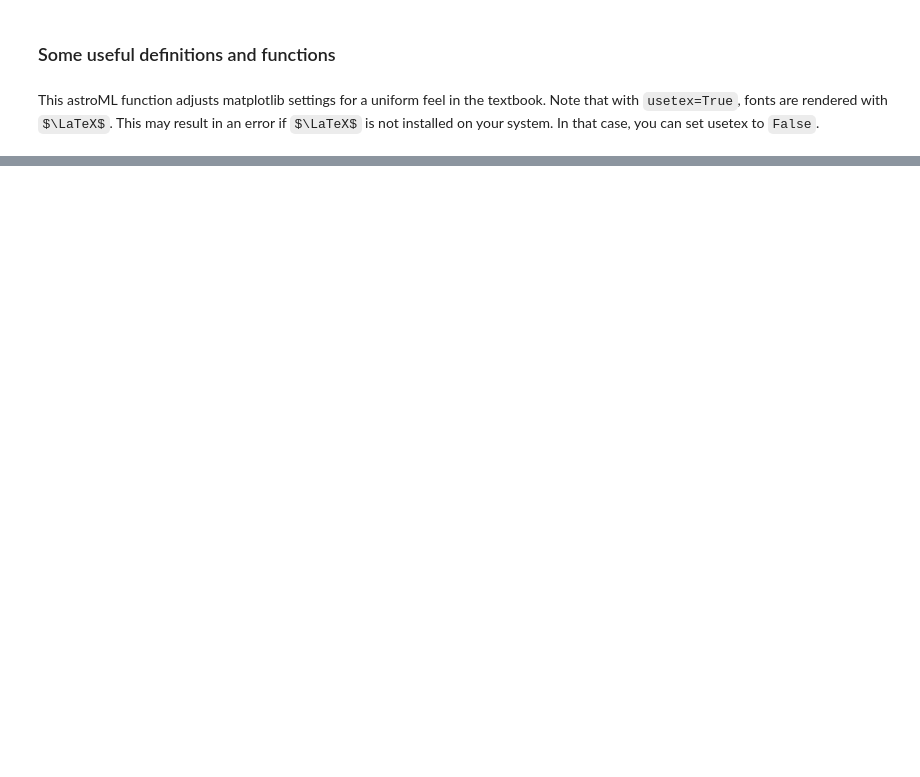
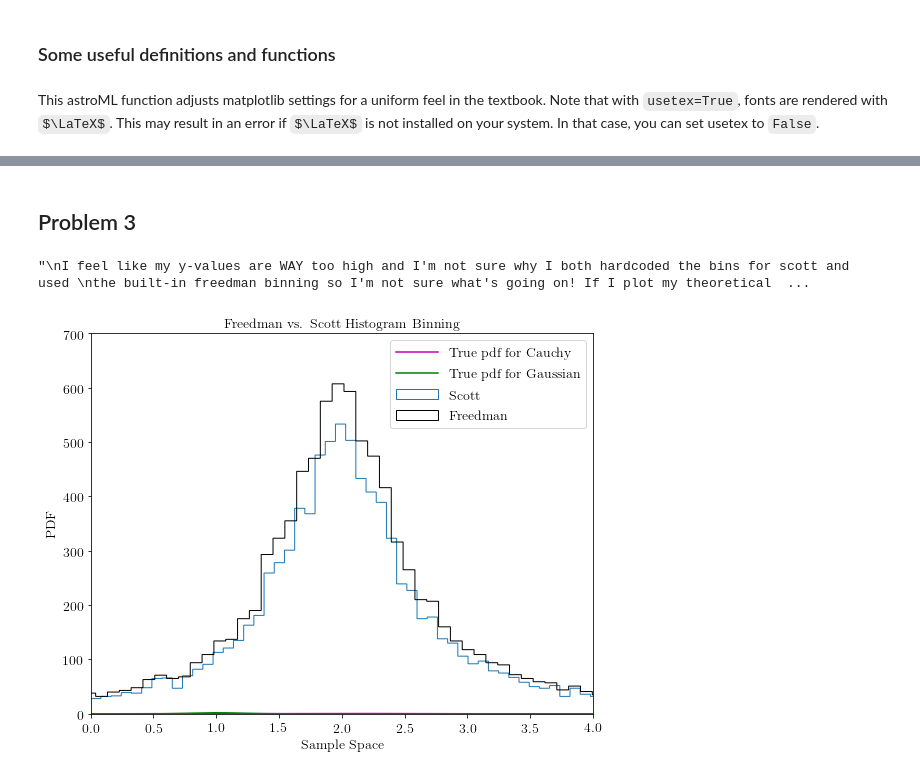
Before and after one commit to PHYST480/homeworks-NCollova, a Jupyter notebook: PHYST480-F18-HW1-NatashaCollova.ipynb, the cells around one changed output, grey strips where cells are left out. Cells and saved outputs as stored; diff of their text form; code cells hidden in the pictures; some formulas as TeX source; blank space fills up the shorter version.

```diff
--- a/PHYST480-F18-HW1-NatashaCollova.ipynb
+++ b/PHYST480-F18-HW1-NatashaCollova.ipynb
@@ -49,0 +77,55 @@ case, you can set usetex to `False`.
+# %% [markdown]
+## Problem 3
+# %%
+from astroML.plotting import hist as fancyhist
+
+dist = stats.norm(1,0.2) # Normal distribution with mean = 1, std = 0.2
+cauchydist = stats.cauchy(2,0.5)
+draws=np.concatenate([stats.cauchy(2,0.5).rvs(int(10000))]) #TASH COMMENT THIS
+
+
+plt.figure(figsize=(9,7))
+plt.plot(x,cauchydist.pdf(x),color = 'm', label = 'True pdf for Cauchy') #Cauchy Distribution
+#NOTE: I'm not sure why the above isn't fitting a pdf to my histogram (pdf values )
+plt.plot(x,dist.pdf(x),color = 'g', label = 'True pdf for Gaussian')
+
+'''
+A cauchy distribution is a continuous probability distribution where mu = 2 is the center of
+the distribution and gamma = 0.5 is the scale parameter. This new defined 'draws' is
+randombly still picking 10000 points from the distribution (norm) - but in a more defined way.
+'''
+
+#Hard Coding Scott's Binning because fancyhist with bins = "scott" from astroML.plotting isn't working
+binsize = 3.5*0.5/(10000**(1/3)) #scott's rule from book
+bins = np.append(np.arange(start=draws.min(),stop=draws.max(),step=binsize),np.max(draws))
+
+#PLOT
+#plot scott hist
+fancyhist(draws, bins=bins, histtype="step", label = 'Scott') #Scott Hist Binning
+
+#plot freedman hist
+fancyhist(draws, bins="freedman", histtype="step", label = 'Freedman',color = 'k')
+
+
+plt.axis([0,4,0,700])
+
+
+
+plt.legend(loc = 'best')
+plt.xlabel('Sample Space')
+plt.ylabel('PDF')
+plt.title('Freedman vs. Scott Histogram Binning')
+
+'''
+I feel like my y-values are WAY too high and I'm not sure why I both hardcoded the bins for scott and used
+the built-in freedman binning so I'm not sure what's going on! If I plot my theoretical pdf: plt.(x,cauchydist.pdf(x))
+, the values are way too small to show up on this figure which is why it looks like a straight line.
+
+Realistically, I know that Freedman Diaconis is supossed to be a better fit for distributions that are not priorly
+assumed to be Gaussian, which I think was supossed to be the point of showing this plot! Therefore, I will assume
+that the Freedman-binned histogram would be fit better using a Cauchy-calculated distribution rather than a normal,
+Gaussian distribution.
+'''
+# %% [output]
+"\nI feel like my y-values are WAY too high and I'm not sure why I both hardcoded the bins for scott and used \nthe built-in freedman binning so I'm not sure what's going on! If I plot my theoretical  ...
+[figure, added]
```
Also changed, not shown: parts of 6 cells of this notebook.
